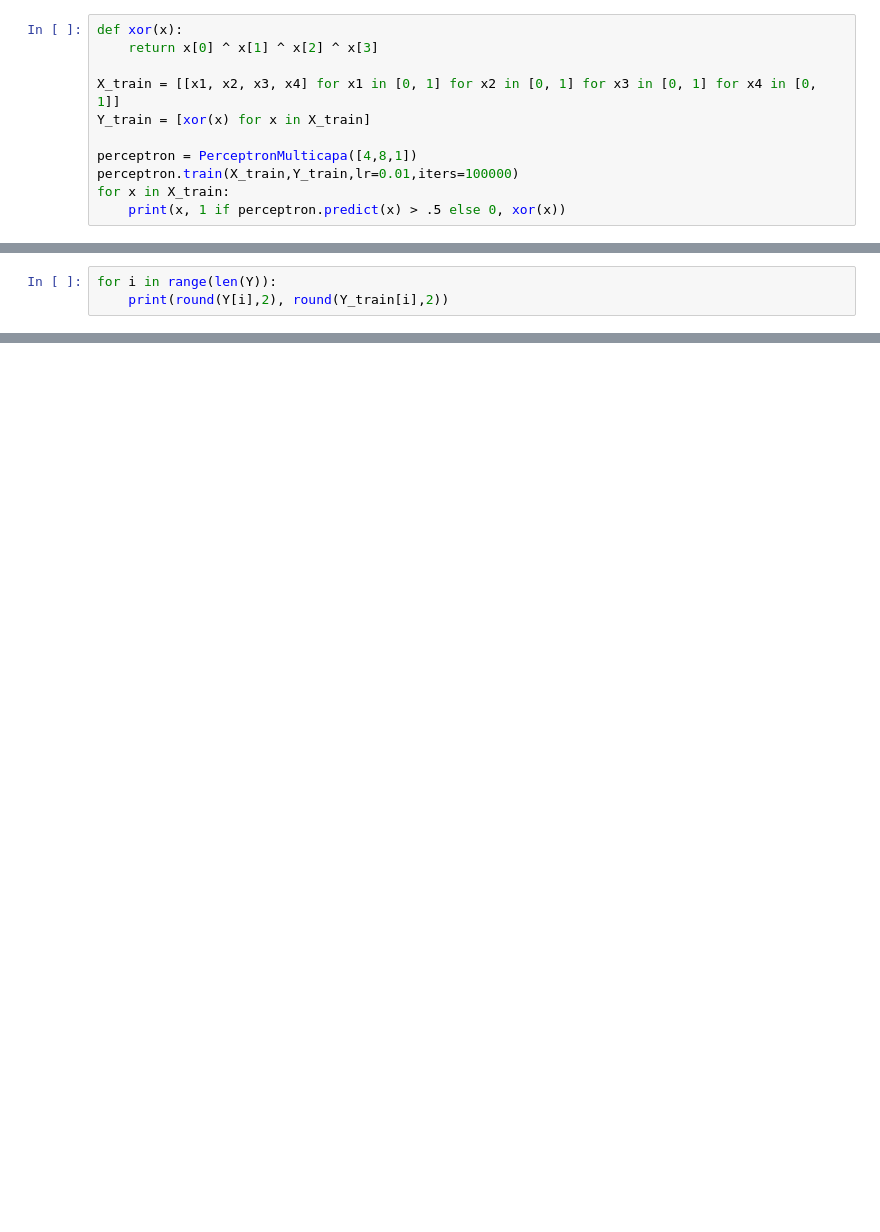
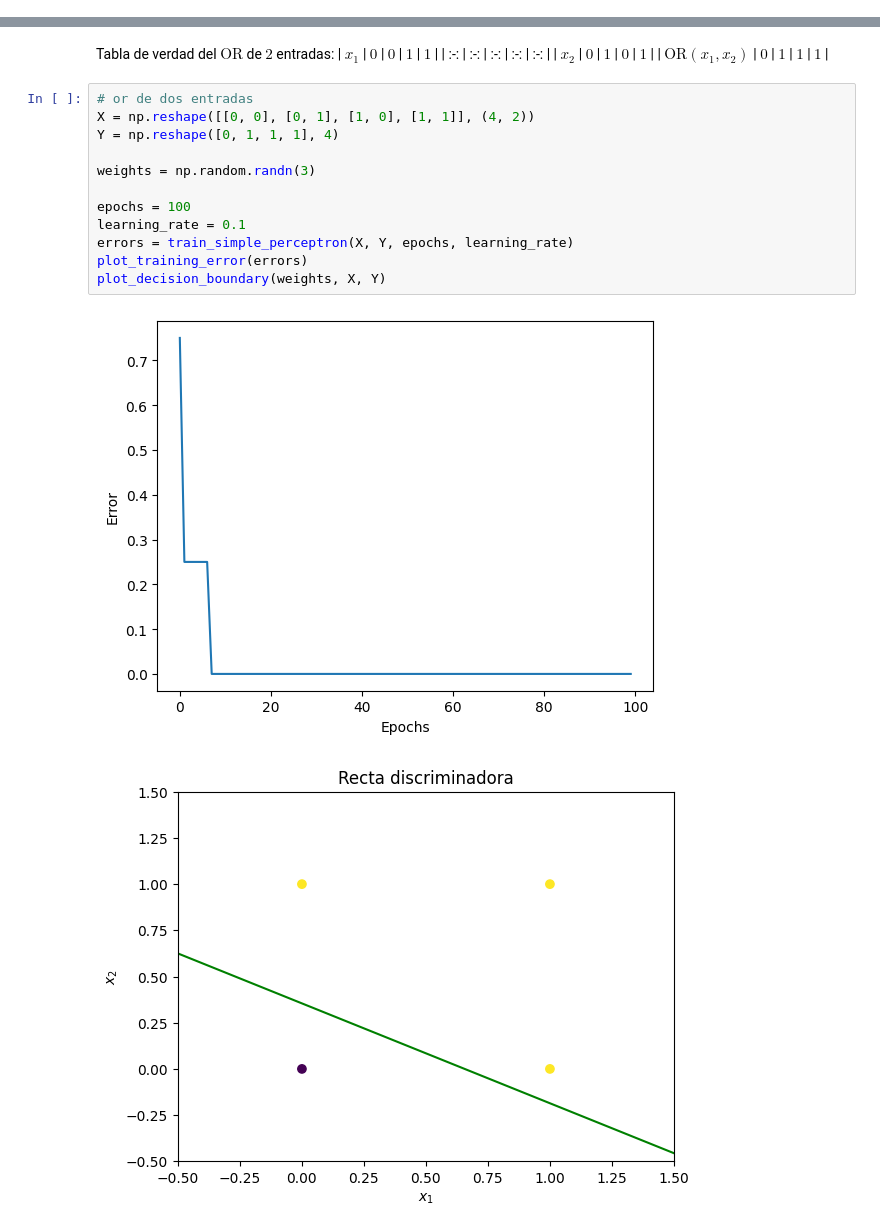
Before and after one commit to alejoordonez02/tp2-aprendizaje-profundo, a Jupyter notebook: tp2.ipynb, the cells around one changed output, grey strips where cells are left out. Saved outputs shown, nothing was run; the diff lists cells and outputs as text; blank space fills up the shorter version.

```diff
--- a/tp2.ipynb
+++ b/tp2.ipynb
@@ -160,11 +0,0 @@ $XOR$ de $4$ entradas:
-# %%
-def xor(x):
-    return x[0] ^ x[1] ^ x[2] ^ x[3]
-
-X_train = [[x1, x2, x3, x4] for x1 in [0, 1] for x2 in [0, 1] for x3 in [0, 1] for x4 in [0, 1]]
-Y_train = [xor(x) for x in X_train]
-
-perceptron = PerceptronMulticapa([4,8,1])
-perceptron.train(X_train,Y_train,lr=0.01,iters=100000)
-for x in X_train:
-    print(x, 1 if perceptron.predict(x) > .5 else 0, xor(x))
@@ -210,3 +0,0 @@ mse(Y_train, Y)
-# %%
-for i in range(len(Y)):
-    print(round(Y[i],2), round(Y_train[i],2))
@@ -502,0 +80,21 @@ comparación con lo obtenido usando las imágenes originales?
+# %% [markdown]
+Tabla de verdad del $\text{OR}$ de $2$ entradas:
+| $x_1$ | $0$ | $0$ | $1$ | $1$ |
+| :-: | :-: | :-: | :-: | :-: |
+| $x_2$ | $0$ | $1$ | $0$ | $1$ |
+| $\text{OR}(x_1,x_2)$ | $0$ | $1$ | $1$ | $1$ |
+# %%
+# or de dos entradas
+X = np.reshape([[0, 0], [0, 1], [1, 0], [1, 1]], (4, 2))
+Y = np.reshape([0, 1, 1, 1], 4)
+
+weights = np.random.randn(3)
+
+epochs = 100
+learning_rate = 0.1
+errors = train_simple_perceptron(X, Y, epochs, learning_rate)
+plot_training_error(errors)
+plot_decision_boundary(weights, X, Y)
+# %% [output]
+[figure, added]
+[figure, added]
```
Also changed, not shown: parts of 53 cells of this notebook, 1 other file.
